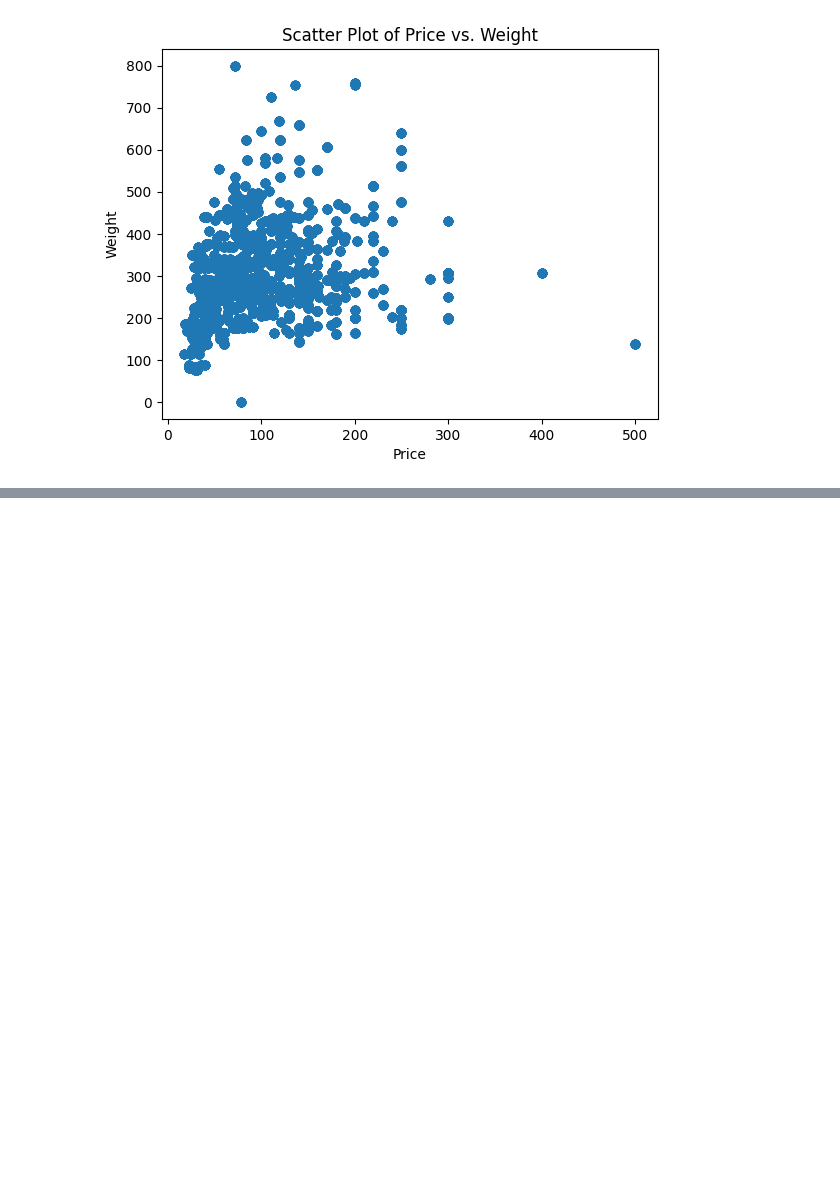
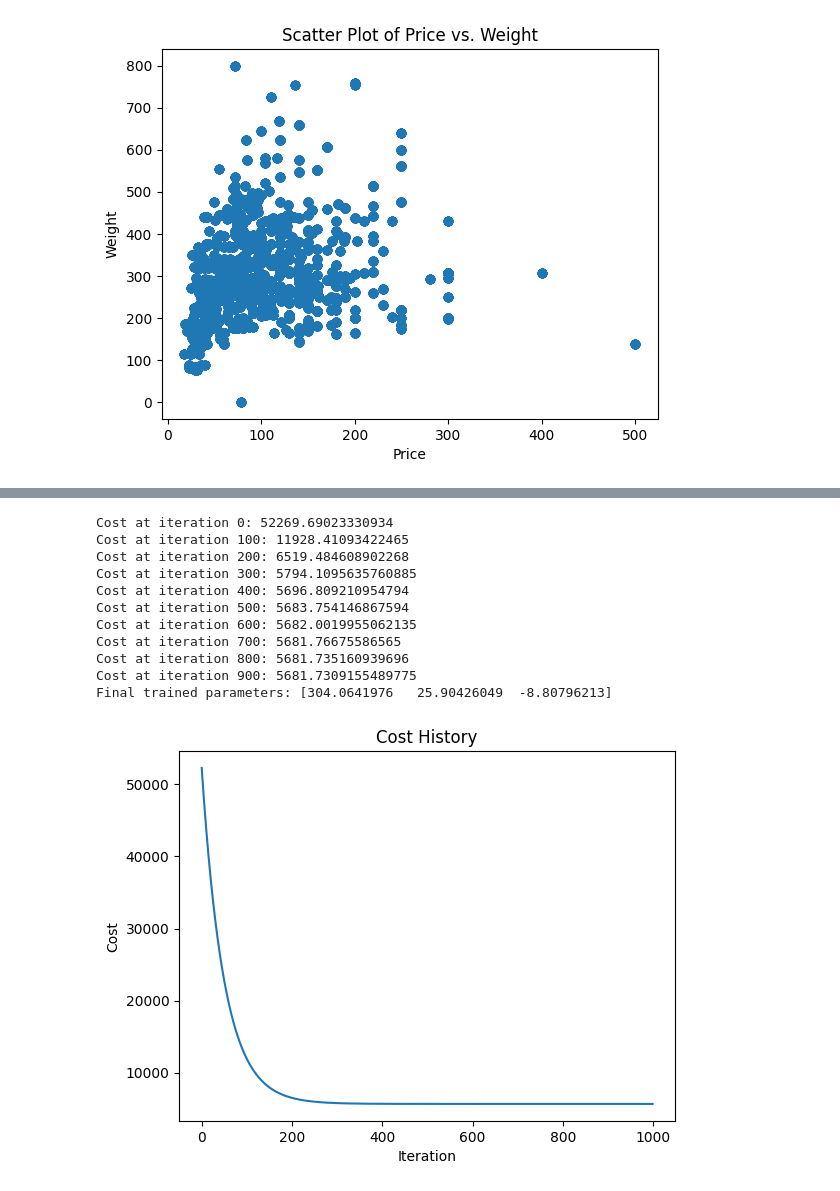
Before and after one commit to christopherhsuu/HMTCS, a Jupyter notebook: machinelearning1.ipynb, the cells around one changed output, grey strips where cells are left out. Saved outputs shown, nothing was run; the diff lists cells and outputs as text; code cells hidden in the pictures; blank space fills up the shorter version.

```diff
--- a/machinelearning1.ipynb
+++ b/machinelearning1.ipynb
@@ -43,3 +8,13 @@ Trained parameters: [319.47874388  22.69758278 -10.70628689]
+# %%
+def normalize_features(X):
+    means = np.mean(X, axis=0)
+    stds = np.std(X, axis=0)
+    return (X - means) / stds, means, stds
+
+X_normalized, means, stds = normalize_features(X)
+
+# Adding an intercept term (column of ones) after normalization
+X_normalized = np.c_[np.ones(X_normalized.shape[0]), X_normalized]
 # %%
 # Define the cost function
 def compute_cost(X, y, theta):
@@ -68,0 +74,65 @@ plt.show()
+# %%
+data.dropna(subset=['weight', 'price', 'availability'], inplace=True)
+
+# Assume 'availability' is a numeric feature, normalize the features
+scaler = StandardScaler()
+features = ['price', 'availability']
+X = data[features].values
+y = data['weight'].values
+
+# Normalize the features
+X_normalized = scaler.fit_transform(X)
+
+# Add a column of ones to X for the bias term (intercept)
+X_normalized = np.c_[np.ones(X_normalized.shape[0]), X_normalized]
+
+# Initialize parameters (theta) to zero
+theta = np.zeros(X_normalized.shape[1])
+
+# Set the learning rate and number of iterations
+learning_rate = 0.01
+num_iterations = 1000
+
+# Gradient descent function
+def gradient_descent(X, y, theta, learning_rate, num_iterations):
+    m = len(y)
+    cost_history = []
+
+    for i in range(num_iterations):
+        predictions = X.dot(theta)
+        errors = predictions - y
+        gradient = X.T.dot(errors) / m
+        theta -= learning_rate * gradient
+        cost = (1 / (2 * m)) * np.sum(errors**2)
+        cost_history.append(cost)
+
+        if i % 100 == 0:  # Print cost every 100 iterations
+            print(f"Cost at iteration {i}: {cost}")
+
+    return theta, cost_history
+
+# Run gradient descent
+theta, cost_history = gradient_descent(X_normalized, y, theta, learning_rate, num_iterations)
+
+# Final parameters
+print("Final trained parameters:", theta)
+
+# Plotting the cost history
+plt.plot(cost_history)
+plt.xlabel('Iteration')
+plt.ylabel('Cost')
+plt.title('Cost History')
+plt.show()
+# %% [output]
+Cost at iteration 0: 52269.69023330934
+Cost at iteration 100: 11928.41093422465
+Cost at iteration 200: 6519.484608902268
+Cost at iteration 300: 5794.1095635760885
+Cost at iteration 400: 5696.809210954794
+Cost at iteration 500: 5683.754146867594
+Cost at iteration 600: 5682.0019955062135
+Cost at iteration 700: 5681.76675586565
+Cost at iteration 800: 5681.735160939696
+Cost at iteration 900: 5681.7309155489775
+Final trained parameters: [304.0641976   25.90426049  -8.80796213]
+[figure, added]
```
Also changed, not shown: parts of 8 cells of this notebook.
